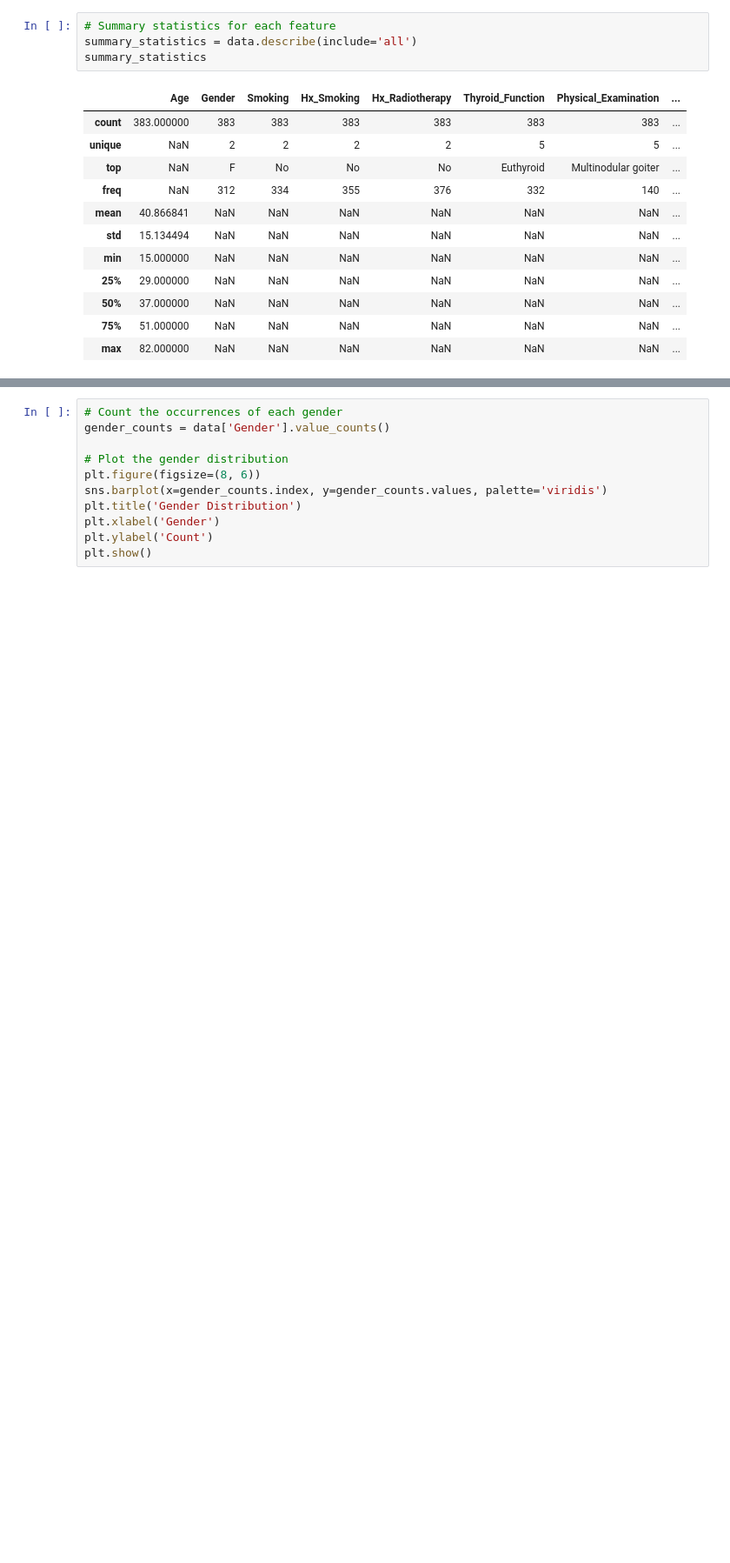
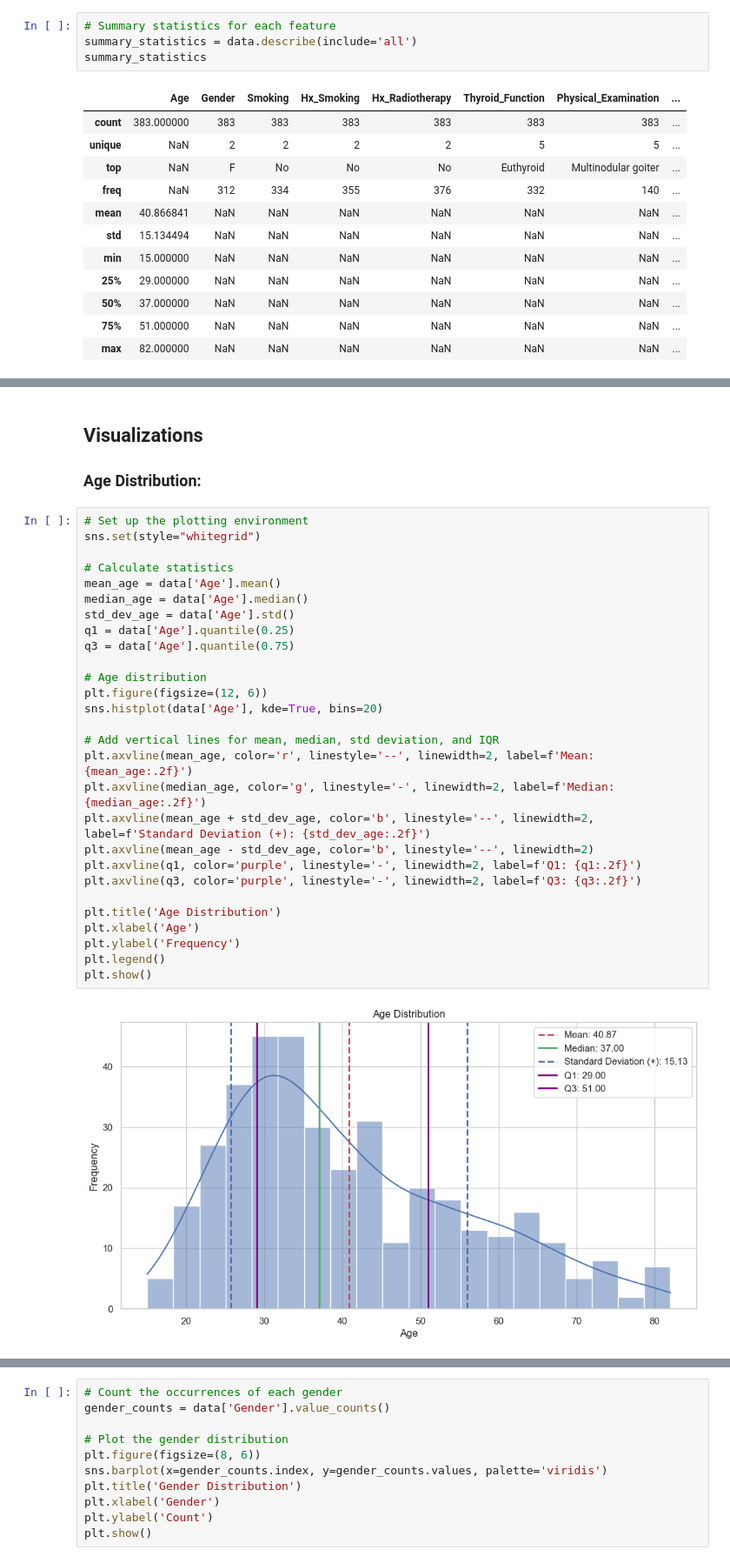
Before and after one commit to DrTechBro/Thyroid-Cancer-Recurrence-Predictor, a Jupyter notebook: index.ipynb, the cells around one changed output, grey strips where cells are left out. Shown: that part at 87% size. Saved outputs shown, nothing was run; the diff lists cells and outputs as text; blank space fills up the shorter version.

Commit message:
added some visualizations

```diff
--- a/index.ipynb
+++ b/index.ipynb
@@ -235 +267,35 @@ summary_statistics
+# %% [markdown]
+## Visualizations
+
+### Age Distribution:
+# %%
+# Set up the plotting environment
+sns.set(style="whitegrid")
+
+# Calculate statistics
+mean_age = data['Age'].mean()
+median_age = data['Age'].median()
+std_dev_age = data['Age'].std()
+q1 = data['Age'].quantile(0.25)
+q3 = data['Age'].quantile(0.75)
+
+# Age distribution
+plt.figure(figsize=(12, 6))
+sns.histplot(data['Age'], kde=True, bins=20)
+
+# Add vertical lines for mean, median, std deviation, and IQR
+plt.axvline(mean_age, color='r', linestyle='--', linewidth=2, label=f'Mean: {mean_age:.2f}')
+plt.axvline(median_age, color='g', linestyle='-', linewidth=2, label=f'Median: {median_age:.2f}')
+plt.axvline(mean_age + std_dev_age, color='b', linestyle='--', linewidth=2, label=f'Standard Deviation (+): {std_dev_age:.2f}')
+plt.axvline(mean_age - std_dev_age, color='b', linestyle='--', linewidth=2)
+plt.axvline(q1, color='purple', linestyle='-', linewidth=2, label=f'Q1: {q1:.2f}')
+plt.axvline(q3, color='purple', linestyle='-', linewidth=2, label=f'Q3: {q3:.2f}')
+
+plt.title('Age Distribution')
+plt.xlabel('Age')
+plt.ylabel('Frequency')
+plt.legend()
+plt.show()
+# %% [output]
+[figure, added]
 # %% [markdown]
```
Also changed, not shown: parts of 14 cells of this notebook.
